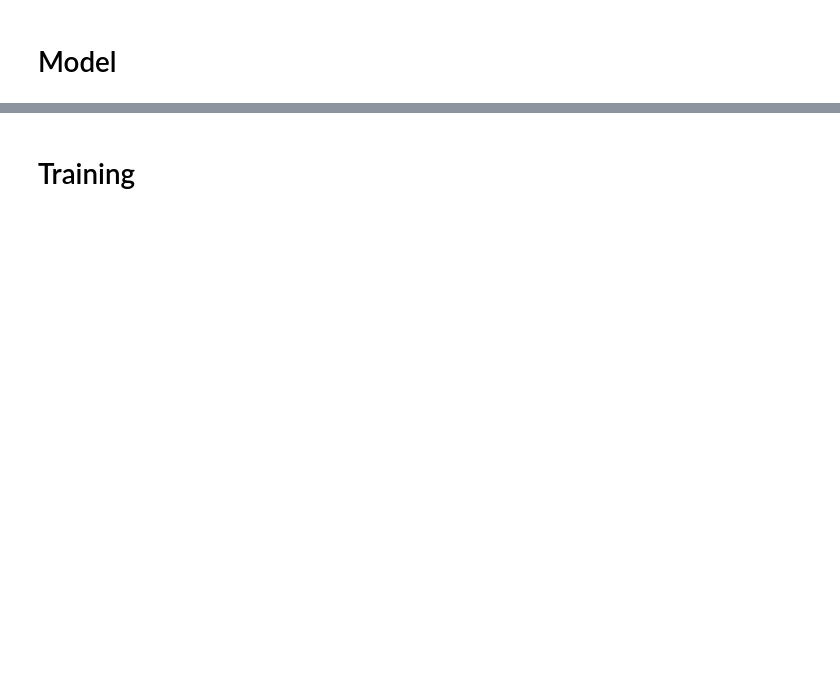
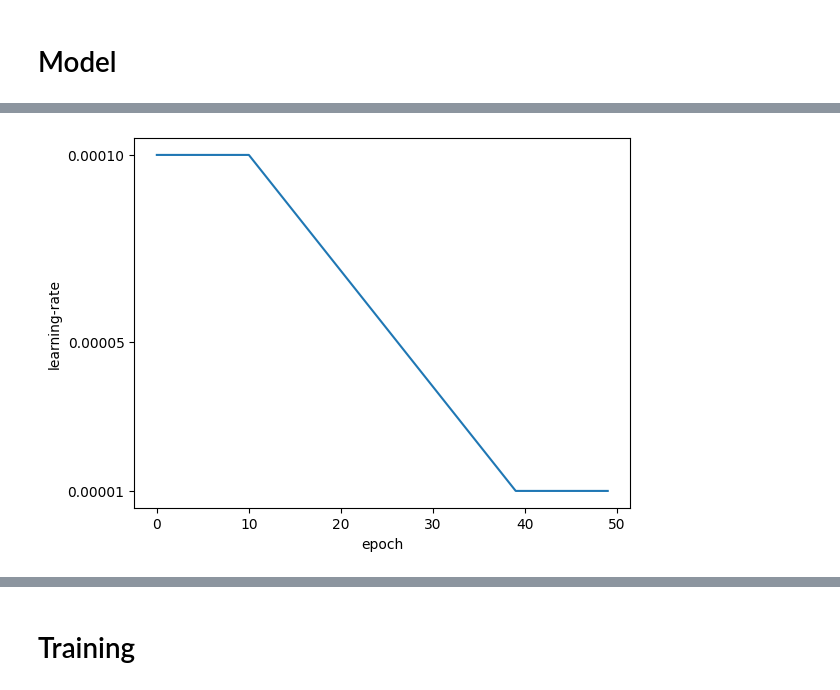
Before and after one commit to yunama47/Klasifikasi-Mammografi, a Jupyter notebook: kaggle_training_notebook.ipynb, the cells around one changed output, grey strips where cells are left out. Saved outputs shown, nothing was run; the diff lists cells and outputs as text; code cells hidden in the pictures; blank space fills up the shorter version.

Commit message:
Kaggle Notebook | ConvNeXt - multi view training | Version 114

```diff
--- a/kaggle_training_notebook.ipynb
+++ b/kaggle_training_notebook.ipynb
@@ -385,0 +382,89 @@ get_lr_callback(plot_schedule=True)
+# %%
+import math
+import json
+import shutil
+import zipfile
+
+def zip_and_delete_directory(directory_path, zip_filename, prev_part_zip_path=""):
+    if prev_part_zip_path and os.path.exists(prev_part_zip_path):
+        shutil.copy(prev_part_zip_path, zip_filename)
+        mode = 'a'  # Append mode
+    else:
+        mode = 'w'  # Write mode
+
+    with zipfile.ZipFile(zip_filename, mode) as zipf:
+        for root, _, files in os.walk(directory_path):
+            for file in files:
+                file_path = os.path.join(root, file)
+                zipf.write(file_path, os.path.relpath(file_path, directory_path))
+
+    shutil.rmtree(directory_path)
+
+def add_extension_if_not_present(filename, extension):
+    root, ext = os.path.splitext(filename)
+    if not ext:
+        filename = root + extension
+    return filename
+
+def read_or_write_json(filename, dict_to_write=None, mode="r"):
+    filename = add_extension_if_not_present(filename, ".json")
+    if mode=="r":
+        with open(filename, 'r') as file:
+            return json.load(file)
+    if mode=="w" and dict_to_write is not None:
+        with open(filename, 'w') as file:
+            json.dump(dict_to_write, file)
+            return None
+
+class CutoffCallback(keras.callbacks.Callback):
+    """stop training if the cutoff time reached, before kaggle stop it"""
+
+    def stop_on_cutoff(self):
+        curr_time = time.time()
+        if curr_time > CUTOFF_TIME:
+            # raise error instead of stopping model training, we'll catch this error
+            raise AssertionError("TIME OUT")
+
+    def on_train_begin(self, logs=None):
+         self.stop_on_cutoff()
+
+    def on_epoch_begin(self, epoch, logs=None):
+        self.stop_on_cutoff()
+
+    def on_epoch_end(self, epoch, logs=None):
+        if logs[D.monitored_metric] <= 0:
+            raise AssertionError("monitored metric <=0")
+
+
+def get_lr_callback(plot_schedule=False, EPOCHS=D.epochs, max_lr=1e-4, min_lr=1e-5, max_sustain=10):
+
+    LR_START = max_lr
+    LR_MIN = min_lr
+    LR_SUSTAIN_EPOCHS = max_sustain
+    LR_DECAY_EPOCHS = EPOCHS-2*LR_SUSTAIN_EPOCHS
+
+    def lrfn(epoch):
+
+        if epoch < LR_SUSTAIN_EPOCHS:
+            lr = LR_START
+        elif epoch < LR_SUSTAIN_EPOCHS + LR_DECAY_EPOCHS:
+            decay_factor = (epoch-LR_SUSTAIN_EPOCHS)/(LR_DECAY_EPOCHS-1)
+            lr = LR_START-decay_factor*(LR_START-LR_MIN)
+        else:
+            lr = LR_MIN
+
+        return lr
+
+    lrScheduler = keras.callbacks.LearningRateScheduler(lrfn, verbose=0)
+
+    if plot_schedule:
+        rng = [i for i in range(25 if EPOCHS < 25 else EPOCHS)]
+        y = [lrfn(x) for x in rng]
+        plt.xlabel("epoch")
+        plt.yticks([LR_MIN,LR_START/2,LR_START])
+        plt.ylabel("learning-rate")
+        plt.plot(rng, y)
+
+    return lrScheduler
+get_lr_callback(plot_schedule=True)
+# %% [output]
@@ -386,3 +472,4 @@ get_lr_callback(plot_schedule=True)
+[figure, added]
 # %%
 def model_compile(model, lr=1e-4):
     model.compile(
```
Also changed, not shown: parts of 14 cells of this notebook.
